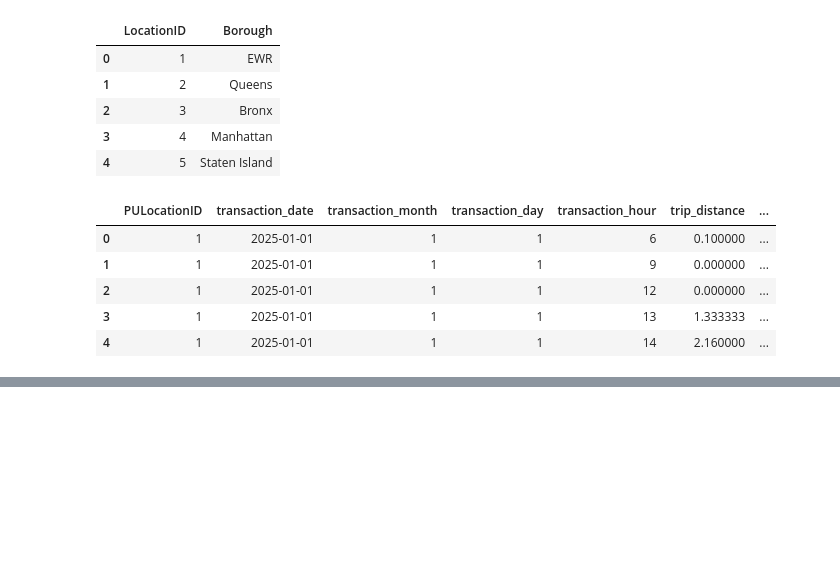
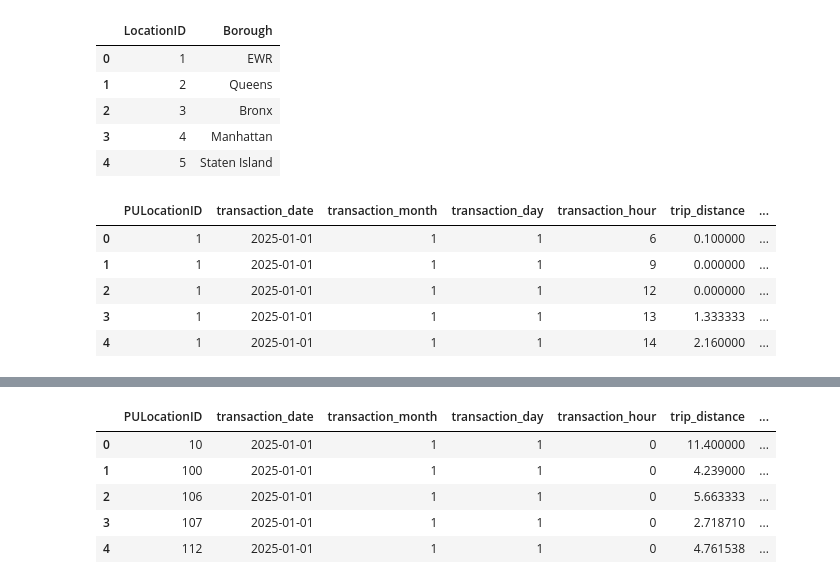
Before and after one commit to asimmakhmudov/nyc-yellow-taxi-jan-2025, a Jupyter notebook: taxi-data.ipynb, the cells around one changed output, grey strips where cells are left out. Drawn from its saved outputs; the diff is of its cells as text; code cells hidden in the pictures; blank space fills up the shorter version.

```diff
--- a/taxi-data.ipynb
+++ b/taxi-data.ipynb
@@ -540,0 +683,5 @@ nyc_weather.head()
+# %%
+nyc_taxi_with_weather = data_with_new_features.merge(nyc_weather, left_on = ['transaction_month','transaction_day','transaction_hour'], right_on = ['month','day','hour'], how='left')
+
+print(nyc_taxi_with_weather.shape)
+nyc_taxi_with_weather.head()
@@ -540,0 +697,2 @@ nyc_weather.head()
+# %%
+nyc_taxi_with_weather = nyc_taxi_with_weather.drop(['weather_datetime','hour','month','day'], axis=1)
@@ -540,0 +730,8 @@ nyc_weather.head()
+# %%
+nyc_taxi_with_weather = nyc_taxi_with_weather.sort_values(['transaction_date','transaction_hour']).reset_index().drop('index',axis=1)
+# %%
+nyc_taxi_with_weather = nyc_taxi_with_weather.infer_objects(copy=False)
+nyc_taxi_with_weather = nyc_taxi_with_weather.interpolate()
+nyc_taxi_with_weather = nyc_taxi_with_weather.bfill()
+
+nyc_taxi_with_weather.isna().sum()
@@ -540,0 +759,9 @@ nyc_weather.head()
+# %%
+nyc_taxi_with_weather.head()
+# %% [output]
+|  | PULocationID | transaction_date | transaction_month | transaction_day | transaction_hour | trip_distance | ... |
+| 0 | 10 | 2025-01-01 | 1 | 1 | 0 | 11.400000 | ... |
+| 1 | 100 | 2025-01-01 | 1 | 1 | 0 | 4.239000 | ... |
+| 2 | 106 | 2025-01-01 | 1 | 1 | 0 | 5.663333 | ... |
+| 3 | 107 | 2025-01-01 | 1 | 1 | 0 | 2.718710 | ... |
+| 4 | 112 | 2025-01-01 | 1 | 1 | 0 | 4.761538 | ... |
```
Also changed, not shown: parts of 37 cells of this notebook, 1 other file.
